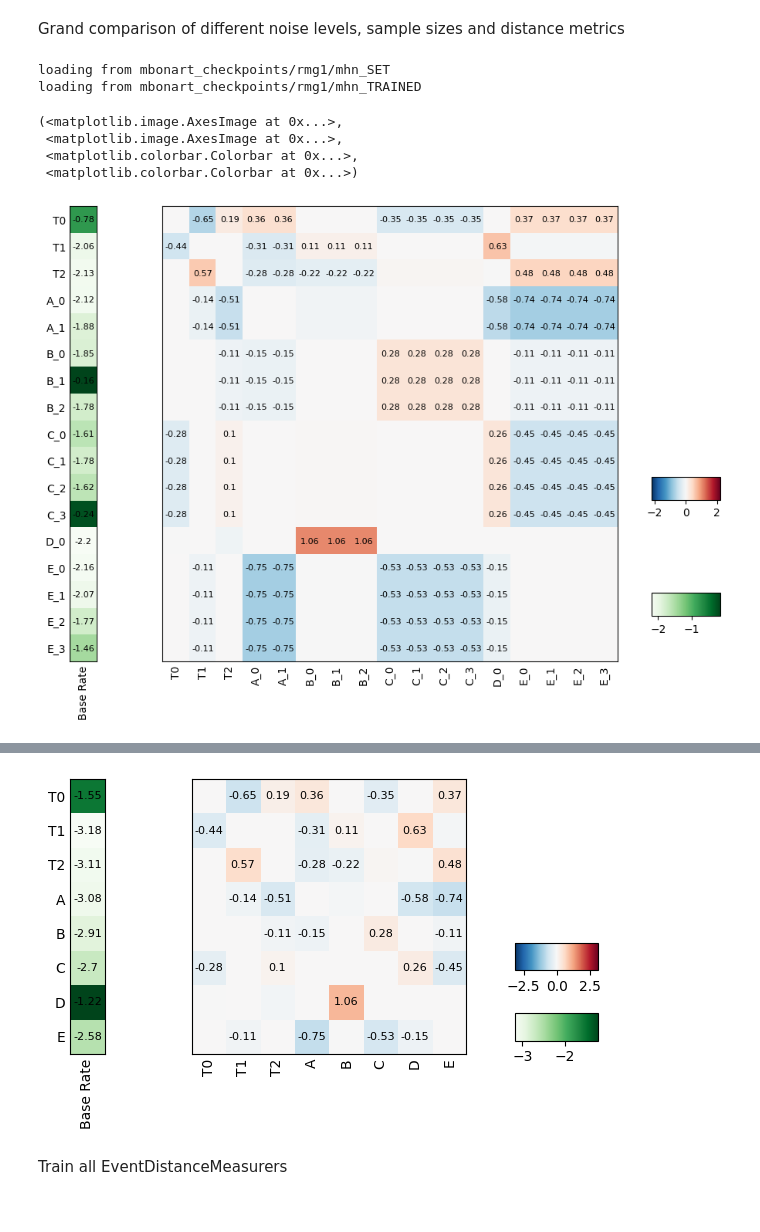
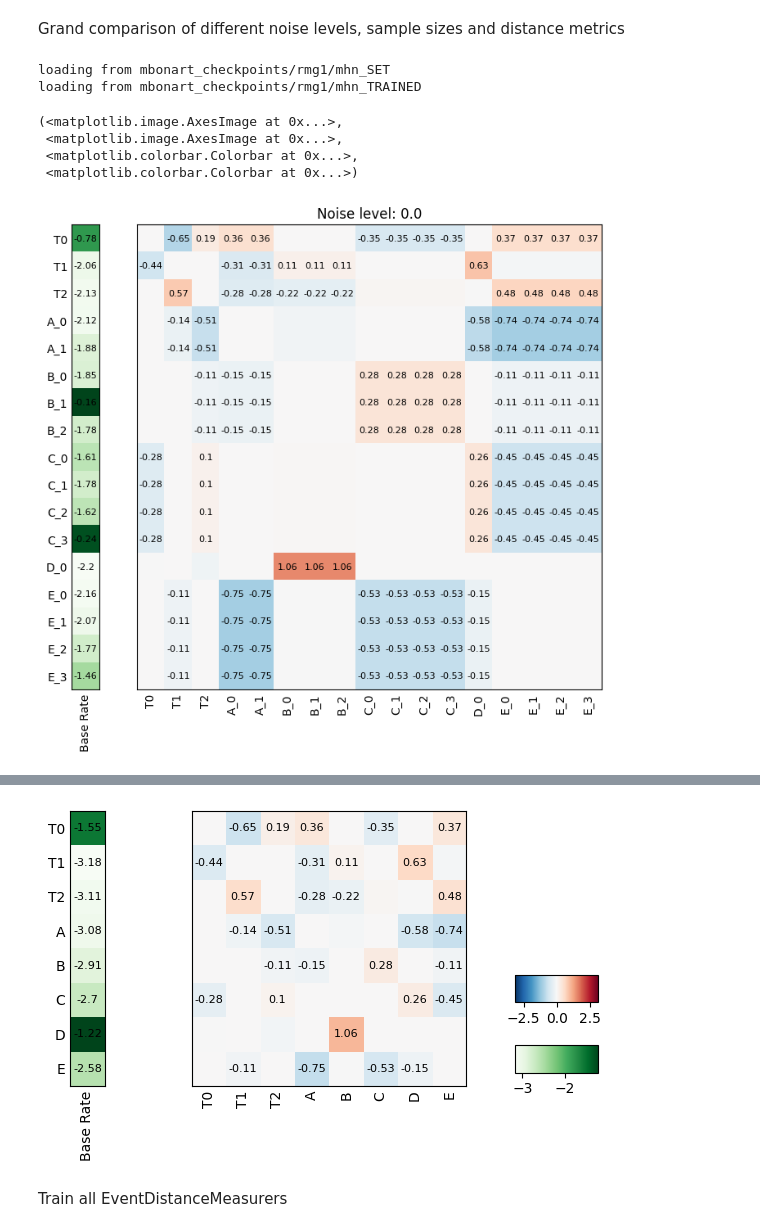
Before and after one commit to MichaelBonart/BachelorThesis, a Jupyter notebook: src/noise_comparison.ipynb, the cells around one changed output, grey strips where cells are left out. Saved outputs shown, nothing was run; the diff lists cells and outputs as text; code cells hidden in the pictures.

Commit message:
evaluation plots

```diff
--- a/src/noise_comparison.ipynb
+++ b/src/noise_comparison.ipynb
@@ -22,33 +22,34 @@ cl_generator = cmg.ClusterableMhnGenerator(3,5)
 rand_generator = rmg.RandomMHNGenerator(cl_generator.getEvents())
 rand_generator.loadfrom("mbonart_checkpoints/rmg1")
 cl_generator.setClusterMHN(rand_generator.getMHN())
 given_clustersizes=[2,3,4,1,4]
 cl_generator.splitClusters(given_clustersizes)
 cl_generator.randomizeBaseRates()
 
 test_events = cl_generator.getEvents(cmg.DOM.TEST)
 events = cl_generator.getEvents(cmg.DOM.CLUSTER)
 
 
 noise_levels=[i/10 for i in range(10)]
 sample_sizes=[1000, 2500, 7500, 20000, 50000, 100000]
 
 np.random.seed(31415)
 noisy_mhns: List[mhn.model.cMHN] = [cl_generator.get_noisy_MHN(amplitude= noise_level) for noise_level in noise_levels]
 
 sampled_datas :List[List[pd.DataFrame]]=[]
 sampled_datas=[[noisy_mhn.sample_artificial_data(sample_size, as_dataframe=True) for sample_size in sample_sizes] for noisy_mhn in noisy_mhns]
 
 
-for noisy_mhn in noisy_mhns:
-    noisy_mhn.plot()
+for nl, noisy_mhn in zip(noise_levels,noisy_mhns):
+    noisy_mhn.plot(colorbar=False)
+    plt.title(f"Noise level: {nl}")
 
 rand_generator.getMHN().plot()
 # %% [output]
 loading from mbonart_checkpoints/rmg1/mhn_SET
 loading from mbonart_checkpoints/rmg1/mhn_TRAINED
 (<matplotlib.image.AxesImage at 0x...>,
  <matplotlib.image.AxesImage at 0x...>,
  <matplotlib.colorbar.Colorbar at 0x...>,
  <matplotlib.colorbar.Colorbar at 0x...>)
-[figure, old version]
+[figure, new version]
```
Also changed, not shown: parts of 7 cells of this notebook, 4 other files.
